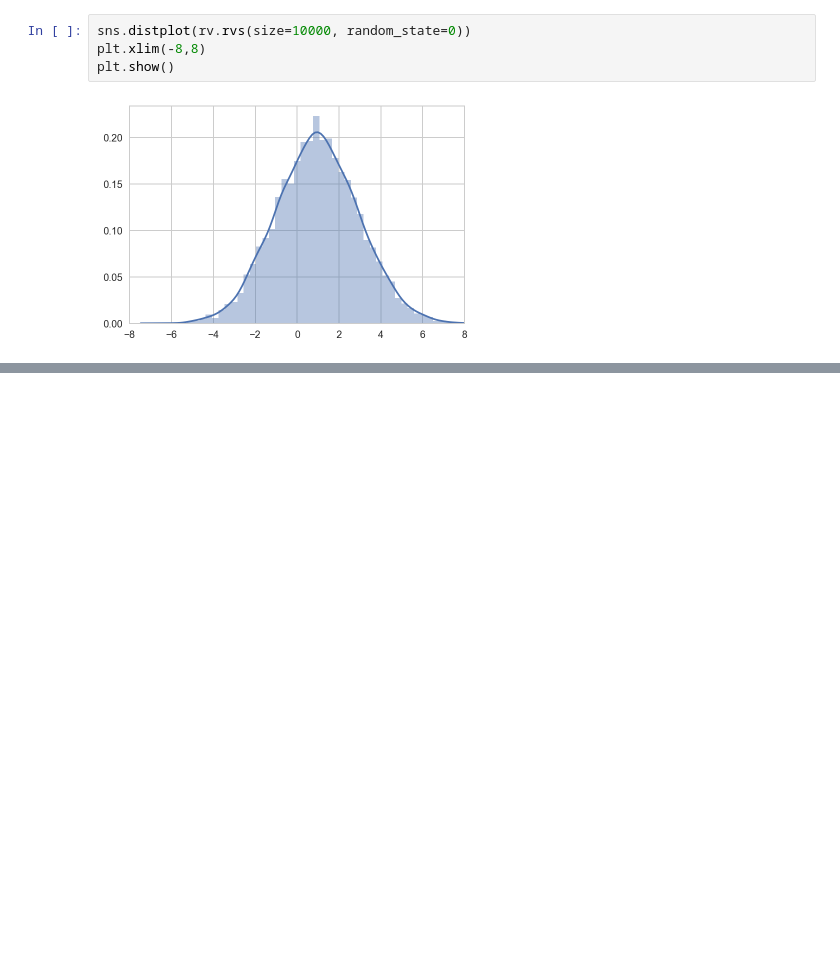
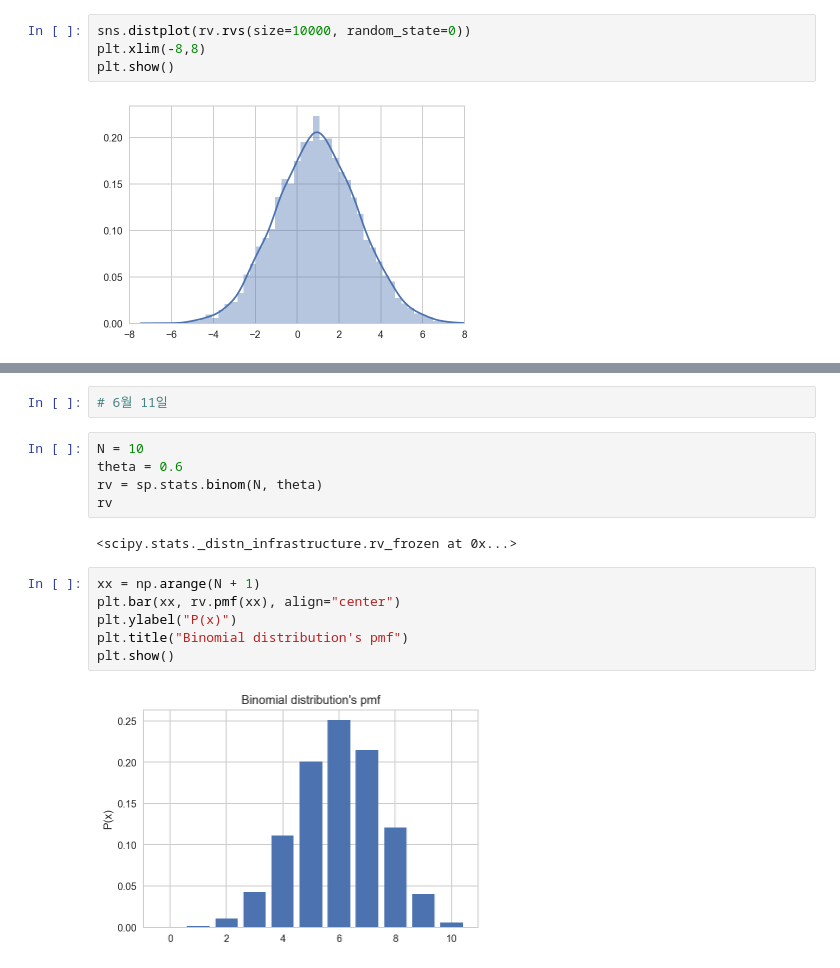
Before and after one commit to Jacob-Hong/TIL, a Jupyter notebook: Selfstudy/practice.ipynb, the cells around one changed output, grey strips where cells are left out. Cells and saved outputs as stored; diff of their text form; blank space fills up the shorter version.

```diff
--- a/Selfstudy/practice.ipynb
+++ b/Selfstudy/practice.ipynb
@@ -1541,0 +1611,17 @@ plt.show()
+# %%
+# 6월 11일
+# %%
+N = 10
+theta = 0.6
+rv = sp.stats.binom(N, theta)
+rv
+# %% [output]
+<scipy.stats._distn_infrastructure.rv_frozen at 0x...>
+# %%
+xx = np.arange(N + 1)
+plt.bar(xx, rv.pmf(xx), align="center")
+plt.ylabel("P(x)")
+plt.title("Binomial distribution's pmf")
+plt.show()
+# %% [output]
+[figure, added]
```
Also changed, not shown: parts of 25 cells of this notebook.
